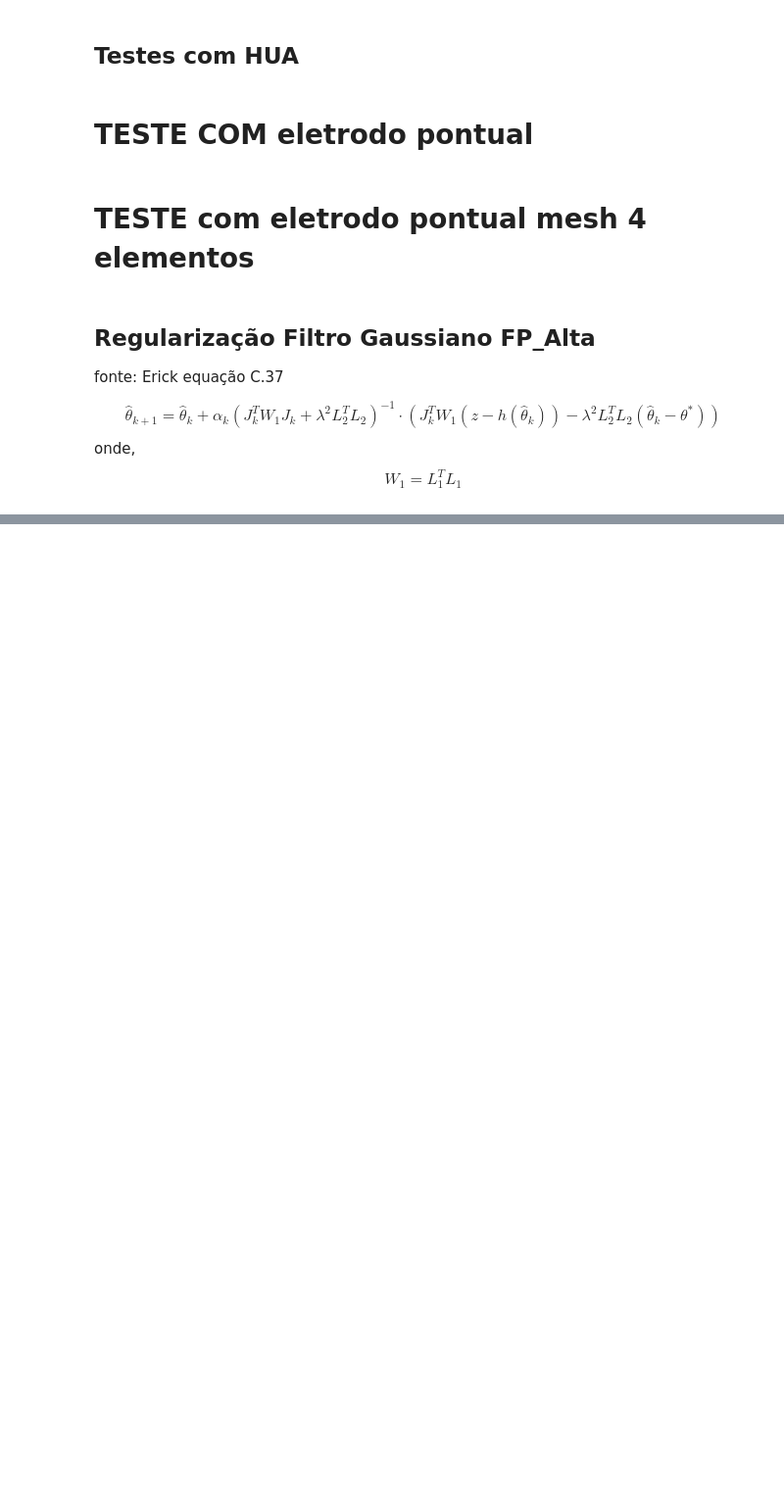
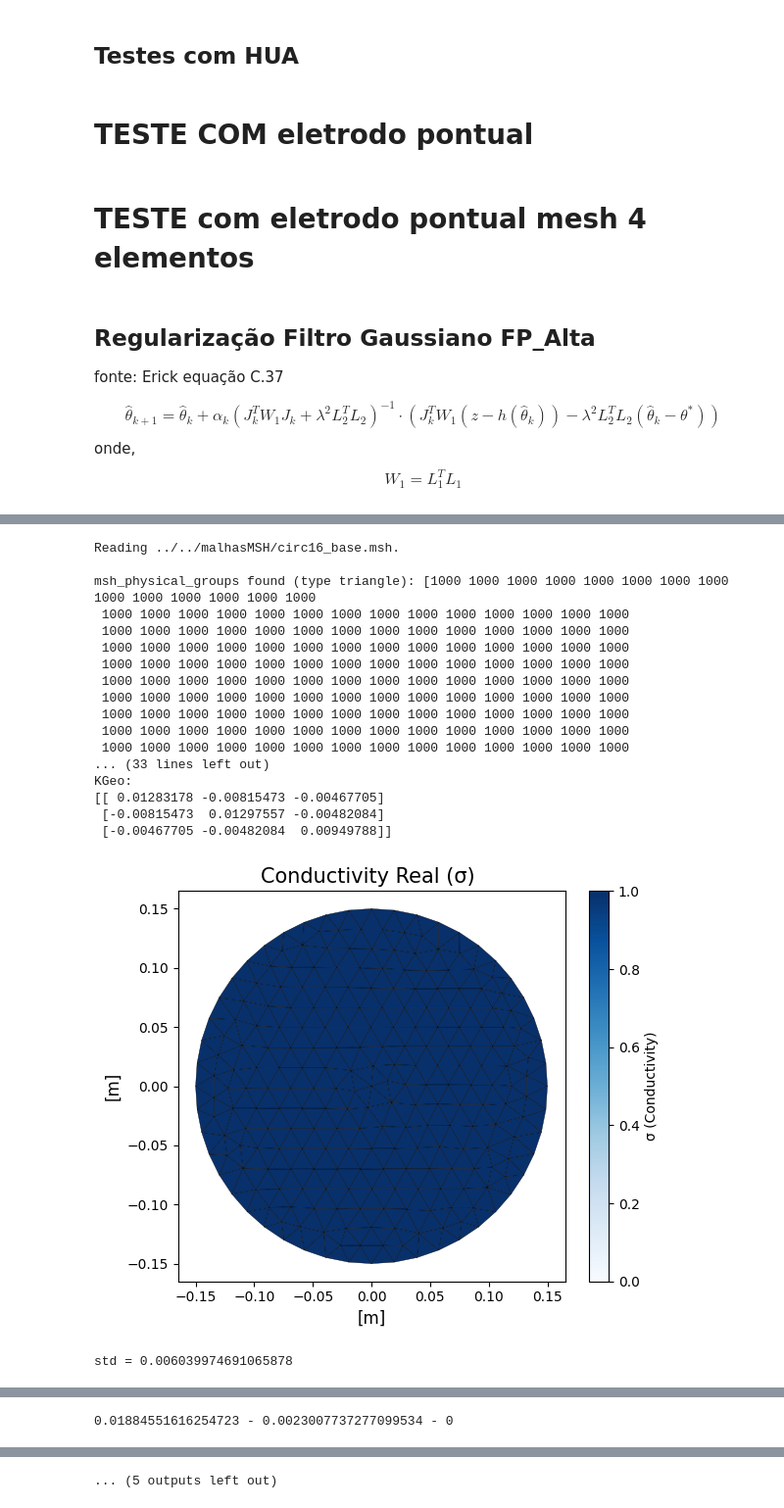
Before and after one commit to rodgraneiro/EIT_2D, a Jupyter notebook: exemplos/biblioteca_Edson/exemplos_biblioteca_Edson.ipynb, the cells around one changed output, grey strips where cells are left out. Shown at 98% size. Saved outputs shown, nothing was run; the diff lists cells and outputs as text; code cells hidden in the pictures; blank space fills up the shorter version.

```diff
--- a/exemplos/biblioteca_Edson/exemplos_biblioteca_Edson.ipynb
+++ b/exemplos/biblioteca_Edson/exemplos_biblioteca_Edson.ipynb
@@ -281,36 +293,64 @@ V_measured = fwd.Vmedido_eletrodos
 # %%
-nome = '../malhasMSH/circ16_base.msh'
+import numpy as np
+import mesh
+import forwardProblem
+import inverseProblem
+import inverseProblem_2D
+import matplotlib.pyplot as plt
+
+
+nome = '../../malhasMSH/circ16_base.msh'
 
 MinhaMalhaBase16 = mesh.PointElectrodes2DMeshEdson(16, nome_msh=nome, altura2D = 0.02)
 #MinhaMalhaPto2 = mesh.PointElectrodes2DMeshEdson(4, nome_msh=nome, altura2D = 0.02)
 MinhaMalhaBase16.ReadMesh()
 
 meus_sigmas = {1000 : 1.0}
 
 MinhaMalhaBase16.SetSigmaPhysicaEntity(meus_sigmas)
 
 
 MinhaMalhaBase16.CalcKGlobal() # calculando KGlobal usando Sigmas
 
 
 print(f'MinhaMalhaPto2.KGlobal =  {MinhaMalhaBase16.KGlobal.shape}')
 
 fwd = forwardProblem.forward_problem(MinhaMalhaBase16, Pcorrente=None, SkipPattern=1, I =1.0e-3)   # __init__ roda aqui
 
 
 
 
 print(MinhaMalhaBase16.Elements[2])
 print(f"Centroid: {MinhaMalhaBase16.Elements[2].Centroid}")
 print(f"KGeo: \n{MinhaMalhaBase16.Elements[2].KGeo}")
 #sigma_inicial = np.full(MinhaMalhaPto2.NumberOfElements, 1.0)          # Monta vetor sigma inicial
 #Pcorrente = np.loadtxt("padrao128CC_257b.txt")
 
 
 
 sigma_inicial_cont = np.loadtxt("sigma_inicial_cont.txt")
 invProblem_2D = inverseProblem_2D.inverse_problem(MinhaMalhaBase16, Pcorrente=fwd.corrente)
 
-#invProblem_2D.solve(V_measured,initialEstimate=2.9, alpha =0.10,  Lambda = 0.5, max_iter=101, Tol=1.0e-6)
-invProblem_2D.solve(V_measured,initialEstimate=sigma_inicial_cont, alpha =0.10,  Lambda = 0.5, max_iter=202, Tol=1.0e-6)
+#invProblem_2D.solve(V_measured,initialEstimate=2.9, alpha =0.10,  Lambda = 0.5, max_iter=101, Tol=5.0e-4)
+invProblem_2D.solve(V_measured,initialEstimate=sigma_inicial_cont, alpha =0.10,  Lambda = 0.5, max_iter=1001, Tol=1.0e-6)
 #print('Y_jacobian',invProblem.Y_jacobian)
+# %% [output]
+Reading ../../malhasMSH/circ16_base.msh.
+
+msh_physical_groups found (type triangle): [1000 1000 1000 1000 1000 1000 1000 1000 1000 1000 1000 1000 1000 1000
+ 1000 1000 1000 1000 1000 1000 1000 1000 1000 1000 1000 1000 1000 1000
+ 1000 1000 1000 1000 1000 1000 1000 1000 1000 1000 1000 1000 1000 1000
+ 1000 1000 1000 1000 1000 1000 1000 1000 1000 1000 1000 1000 1000 1000
+ 1000 1000 1000 1000 1000 1000 1000 1000 1000 1000 1000 1000 1000 1000
+ 1000 1000 1000 1000 1000 1000 1000 1000 1000 1000 1000 1000 1000 1000
+ 1000 1000 1000 1000 1000 1000 1000 1000 1000 1000 1000 1000 1000 1000
+ 1000 1000 1000 1000 1000 1000 1000 1000 1000 1000 1000 1000 1000 1000
+ 1000 1000 1000 1000 1000 1000 1000 1000 1000 1000 1000 1000 1000 1000
+ 1000 1000 1000 1000 1000 1000 1000 1000 1000 1000 1000 1000 1000 1000
+... (33 lines left out)
+KGeo:
+[[ 0.01283178 -0.00815473 -0.00467705]
+ [-0.00815473  0.01297557 -0.00482084]
+ [-0.00467705 -0.00482084  0.00949788]]
+[figure, added]
+std = 0.006039974691065878
@@ -316,0 +358 @@ invProblem_2D.solve(V_measured,initialEstimate=sigma_inicial_cont, alpha =0.10,
+0.01884551616254723 - 0.0023007737277099534 - 0
@@ -316,0 +414 @@ invProblem_2D.solve(V_measured,initialEstimate=sigma_inicial_cont, alpha =0.10,
+... (5 outputs left out)
```
Also changed, not shown: parts of 2 cells of this notebook, 2 other files.
